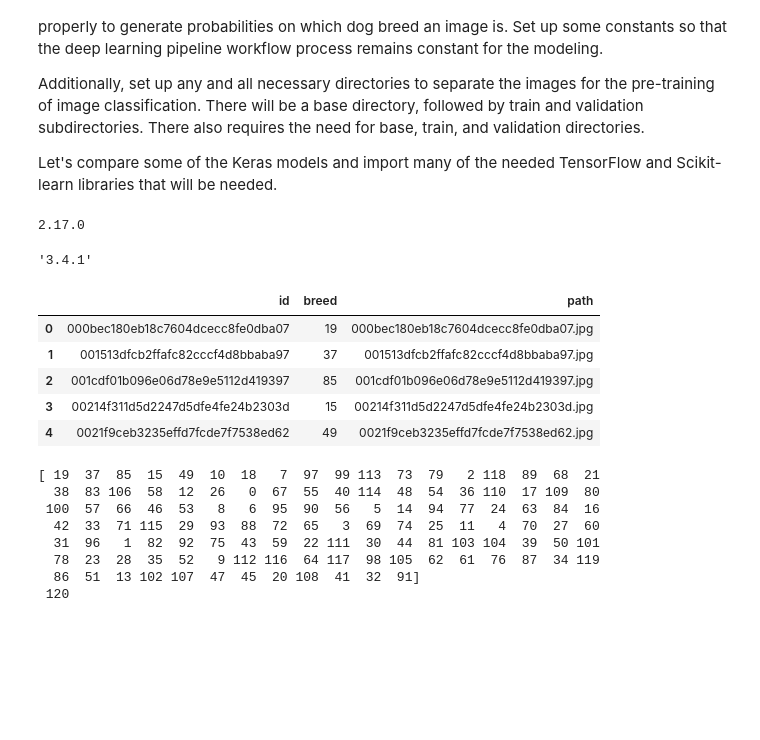
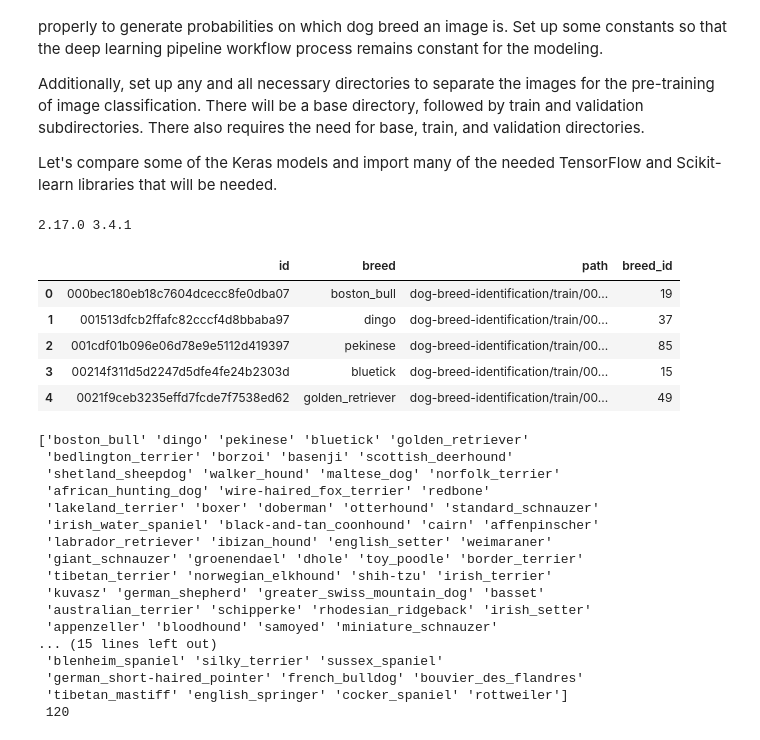
Before and after one commit to matthewjchin/dogbreedclassification, a Jupyter notebook: dog_breed_class.ipynb, the cells around one changed output. Saved outputs shown, nothing was run; the diff lists cells and outputs as text; code cells hidden in the pictures; blank space fills up the shorter version.

```diff
--- a/dog_breed_class.ipynb
+++ b/dog_breed_class.ipynb
@@ -49,6 +48,13 @@ os.getcwd()
 os.getcwd()
 # %% [output]
 '/Users/mjchin/Desktop/CUB_OMS_CS/Summer_2025/CSCA_5642_Intro_DL/FinalProject/dogbreedclassification'
+# %%
+train_dir = 'dog-breed-identification/train/'
+from os.path import join
+
+for dirname, _, filenames in os.walk(train_dir):
+    for filename in filenames:
+        os.path.join(dirname, filename)
 # %% [markdown]
 <a id='EDA'></a>
 ## <h1>Exploratory Data Analysis</h1>
@@ -326,7 +332,7 @@ len(os.listdir('dog-breed-identification/test'))
 10357
 # %%
 # Add folder path to image files
-labels['path'] = labels['id'].apply(lambda x : x + '.jpg')
+labels['path'] = labels['id'].apply(lambda x : train_dir + x + '.jpg')
 # %%
 labels.head()
 # %% [output]
@@ -369,13 +376,9 @@ from sklearn.metrics import roc_auc_score
 tf.random.set_seed(104)
 # %%
 # Get the TensorFlow Version - we are using v2.12.0
-print(tf.__version__)
+print(tf.__version__, keras.__version__)
 # %% [output]
-2.17.0
+2.17.0 3.4.1
-# %%
-keras.__version__
-# %% [output]
-'3.4.1'
 # %%
 # Set up constants for model
 RANDOM_STATE = 50
@@ -387,25 +390,36 @@ BATCH_SIZE = 32
 # Epochs value may vary based on number of tests
 EPOCHS = 5
 # %%
+# Create a label encoding
 encoder = LabelEncoder()
-labels['breed']= encoder.fit_transform(labels['breed'])
+labels['breed_id']= encoder.fit_transform(labels['breed'])
 labels.head()
 # %% [output]
-|  | id | breed | path |
-| 0 | 000bec180eb18c7604dcecc8fe0dba07 | 19 | 000bec180eb18c7604dcecc8fe0dba07.jpg |
-| 1 | 001513dfcb2ffafc82cccf4d8bbaba97 | 37 | 001513dfcb2ffafc82cccf4d8bbaba97.jpg |
-| 2 | 001cdf01b096e06d78e9e5112d419397 | 85 | 001cdf01b096e06d78e9e5112d419397.jpg |
-| 3 | 00214f311d5d2247d5dfe4fe24b2303d | 15 | 00214f311d5d2247d5dfe4fe24b2303d.jpg |
-| 4 | 0021f9ceb3235effd7fcde7f7538ed62 | 49 | 0021f9ceb3235effd7fcde7f7538ed62.jpg |
+|  | id | breed | path | breed_id |
+| 0 | 000bec180eb18c7604dcecc8fe0dba07 | boston_bull | dog-breed-identification/train/00... | 19 |
+| 1 | 001513dfcb2ffafc82cccf4d8bbaba97 | dingo | dog-breed-identification/train/00... | 37 |
+| 2 | 001cdf01b096e06d78e9e5112d419397 | pekinese | dog-breed-identification/train/00... | 85 |
+| 3 | 00214f311d5d2247d5dfe4fe24b2303d | bluetick | dog-breed-identification/train/00... | 15 |
+| 4 | 0021f9ceb3235effd7fcde7f7538ed62 | golden_retriever | dog-breed-identification/train/00... | 49 |
 # %%
+# Get all dog breeds once more and total number of unique breeds from labels dataframe
 print(labels['breed'].unique(), '\n',
       len(labels['breed'].unique()))
 # %% [output]
-[ 19  37  85  15  49  10  18   7  97  99 113  73  79   2 118  89  68  21
-  38  83 106  58  12  26   0  67  55  40 114  48  54  36 110  17 109  80
- 100  57  66  46  53   8   6  95  90  56   5  14  94  77  24  63  84  16
-  42  33  71 115  29  93  88  72  65   3  69  74  25  11   4  70  27  60
-  31  96   1  82  92  75  43  59  22 111  30  44  81 103 104  39  50 101
-  78  23  28  35  52   9 112 116  64 117  98 105  62  61  76  87  34 119
-  86  51  13 102 107  47  45  20 108  41  32  91]
+['boston_bull' 'dingo' 'pekinese' 'bluetick' 'golden_retriever'
+ 'bedlington_terrier' 'borzoi' 'basenji' 'scottish_deerhound'
+ 'shetland_sheepdog' 'walker_hound' 'maltese_dog' 'norfolk_terrier'
+ 'african_hunting_dog' 'wire-haired_fox_terrier' 'redbone'
+ 'lakeland_terrier' 'boxer' 'doberman' 'otterhound' 'standard_schnauzer'
+ 'irish_water_spaniel' 'black-and-tan_coonhound' 'cairn' 'affenpinscher'
+ 'labrador_retriever' 'ibizan_hound' 'english_setter' 'weimaraner'
+ 'giant_schnauzer' 'groenendael' 'dhole' 'toy_poodle' 'border_terrier'
+ 'tibetan_terrier' 'norwegian_elkhound' 'shih-tzu' 'irish_terrier'
+ 'kuvasz' 'german_shepherd' 'greater_swiss_mountain_dog' 'basset'
+ 'australian_terrier' 'schipperke' 'rhodesian_ridgeback' 'irish_setter'
+ 'appenzeller' 'bloodhound' 'samoyed' 'miniature_schnauzer'
+... (15 lines left out)
+ 'blenheim_spaniel' 'silky_terrier' 'sussex_spaniel'
+ 'german_short-haired_pointer' 'french_bulldog' 'bouvier_des_flandres'
+ 'tibetan_mastiff' 'english_springer' 'cocker_spaniel' 'rottweiler']
  120
```
Also changed, not shown: parts of 44 cells of this notebook.
